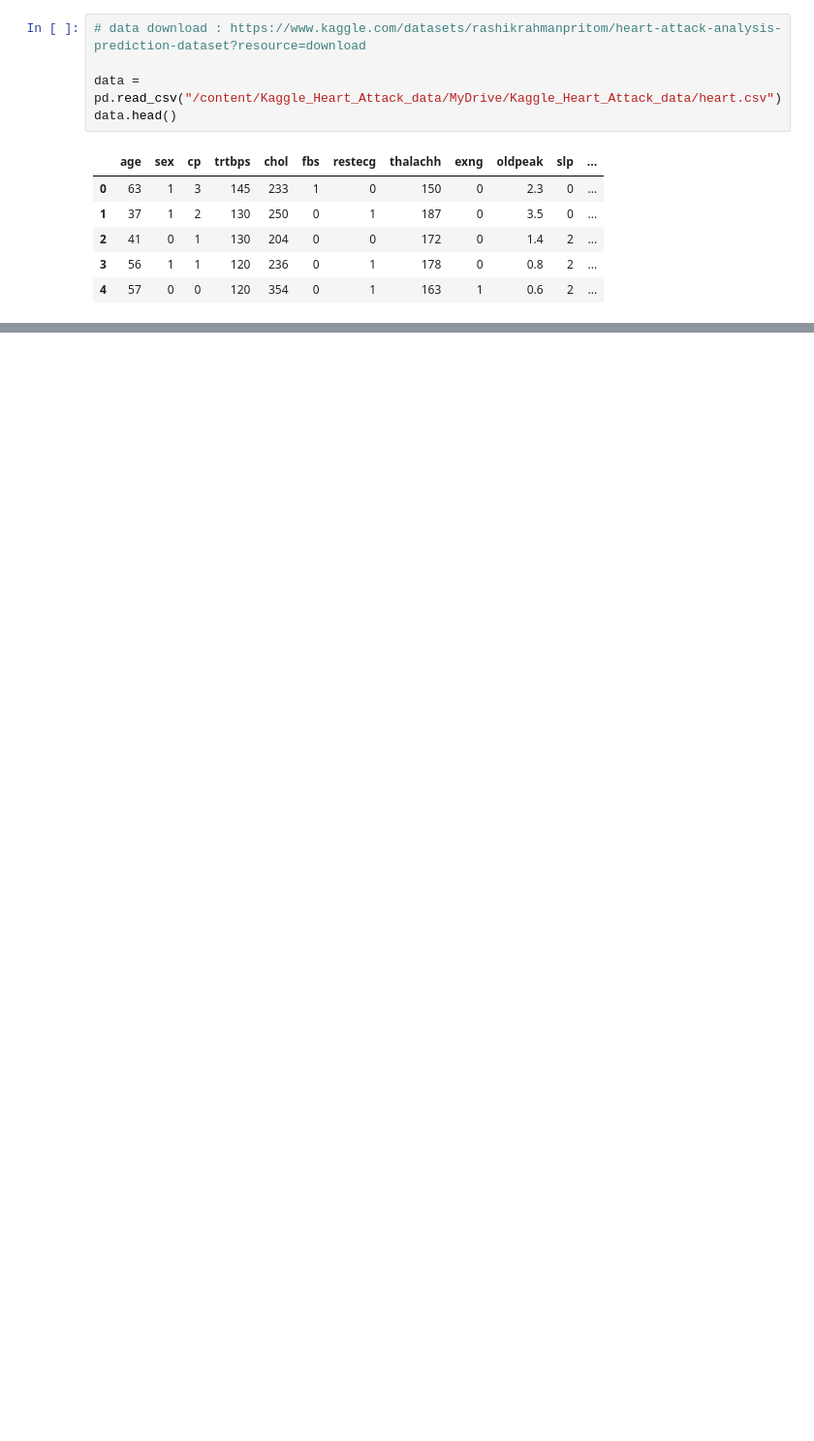
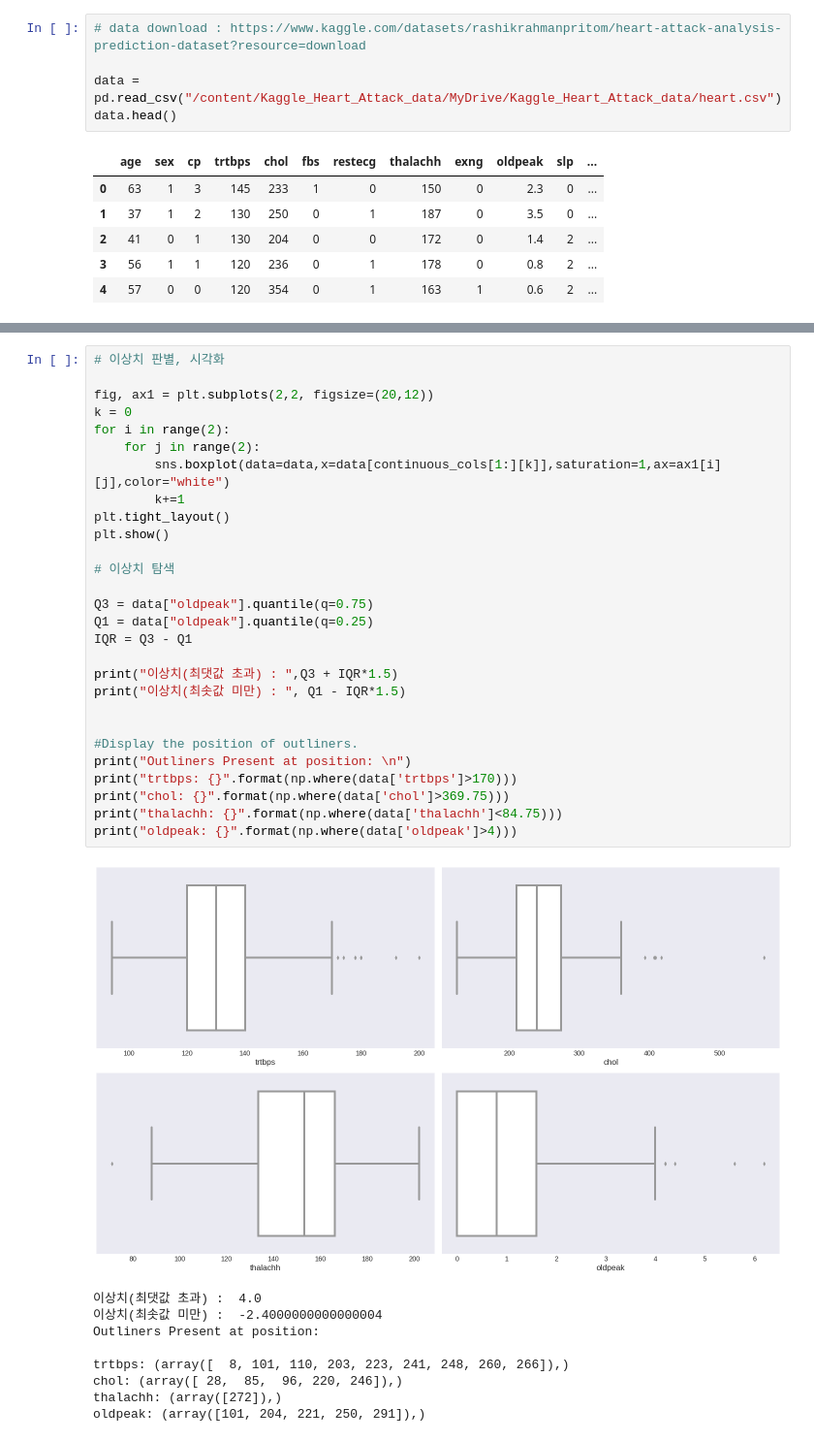
Before and after one commit to kang-jeong-uk/OSSP, a Jupyter notebook: Heart_Attack_Analysis_&_Prediction.ipynb, the cells around one changed output, grey strips where cells are left out. Shown at 97% size. Drawn from its saved outputs; the diff is of its cells as text; blank space fills up the shorter version.

```diff
--- a/Heart_Attack_Analysis_&_Prediction.ipynb
+++ b/Heart_Attack_Analysis_&_Prediction.ipynb
@@ -150,0 +154,38 @@ print("표준편차: {}".format(round((LR["age"].std()),3)))
+# %%
+# 이상치 판별, 시각화
+
+fig, ax1 = plt.subplots(2,2, figsize=(20,12))
+k = 0
+for i in range(2):
+    for j in range(2):
+        sns.boxplot(data=data,x=data[continuous_cols[1:][k]],saturation=1,ax=ax1[i][j],color="white")
+        k+=1
+plt.tight_layout()
+plt.show()
+
+# 이상치 탐색
+
+Q3 = data["oldpeak"].quantile(q=0.75)
+Q1 = data["oldpeak"].quantile(q=0.25)
+IQR = Q3 - Q1
+
+print("이상치(최댓값 초과) : ",Q3 + IQR*1.5)
+print("이상치(최솟값 미만) : ", Q1 - IQR*1.5)
+
+
+#Display the position of outliners.
+print("Outliners Present at position: \n")
+print("trtbps: {}".format(np.where(data['trtbps']>170)))
+print("chol: {}".format(np.where(data['chol']>369.75)))
+print("thalachh: {}".format(np.where(data['thalachh']<84.75)))
+print("oldpeak: {}".format(np.where(data['oldpeak']>4)))
+# %% [output]
+[figure, added]
+이상치(최댓값 초과) :  4.0
+이상치(최솟값 미만) :  -2.4000000000000004
+Outliners Present at position:
+
+trtbps: (array([  8, 101, 110, 203, 223, 241, 248, 260, 266]),)
+chol: (array([ 28,  85,  96, 220, 246]),)
+thalachh: (array([272]),)
+oldpeak: (array([101, 204, 221, 250, 291]),)
```
Also changed, not shown: parts of 10 cells of this notebook.
